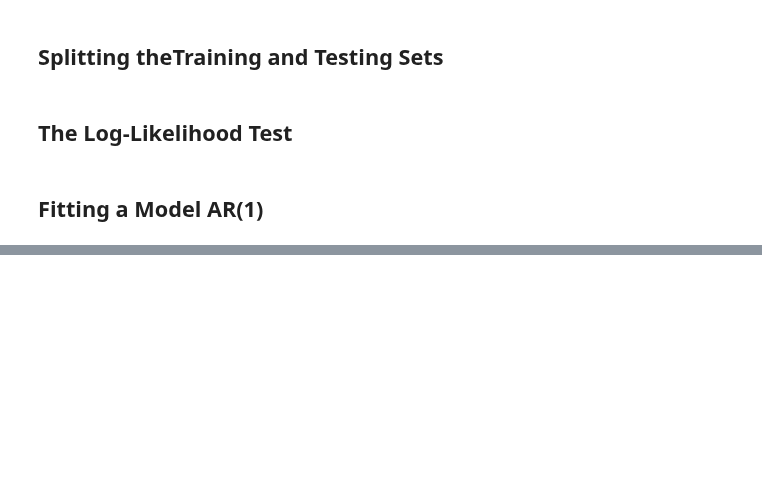
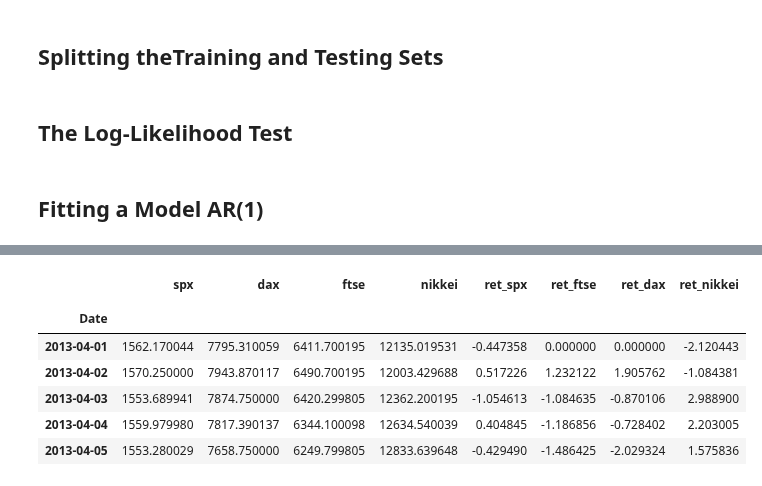
Before and after one commit to Priyo-prog/Time-series-analysis, a Jupyter notebook: Forecasting/the_forecasting.ipynb, the cells around one changed output, grey strips where cells are left out. Saved outputs shown, nothing was run; the diff lists cells and outputs as text; code cells hidden in the pictures; blank space fills up the shorter version.

```diff
--- a/Forecasting/the_forecasting.ipynb
+++ b/Forecasting/the_forecasting.ipynb
@@ -174,0 +181,11 @@ Warnings:
+# %%
+df.tail()
+# %% [output]
+|  | spx | dax | ftse | nikkei | ret_spx | ret_ftse | ret_dax | ret_nikkei |
+|  |  |  |  |  |  |  |  |  |
+| Date |  |  |  |  |  |  |  |  |
+| 2013-04-01 | 1562.170044 | 7795.310059 | 6411.700195 | 12135.019531 | -0.447358 | 0.000000 | 0.000000 | -2.120443 |
+| 2013-04-02 | 1570.250000 | 7943.870117 | 6490.700195 | 12003.429688 | 0.517226 | 1.232122 | 1.905762 | -1.084381 |
+| 2013-04-03 | 1553.689941 | 7874.750000 | 6420.299805 | 12362.200195 | -1.054613 | -1.084635 | -0.870106 | 2.988900 |
+| 2013-04-04 | 1559.979980 | 7817.390137 | 6344.100098 | 12634.540039 | 0.404845 | -1.186856 | -0.728402 | 2.203005 |
+| 2013-04-05 | 1553.280029 | 7658.750000 | 6249.799805 | 12833.639648 | -0.429490 | -1.486425 | -2.029324 | 1.575836 |
```
Also changed, not shown: parts of 14 cells of this notebook.
